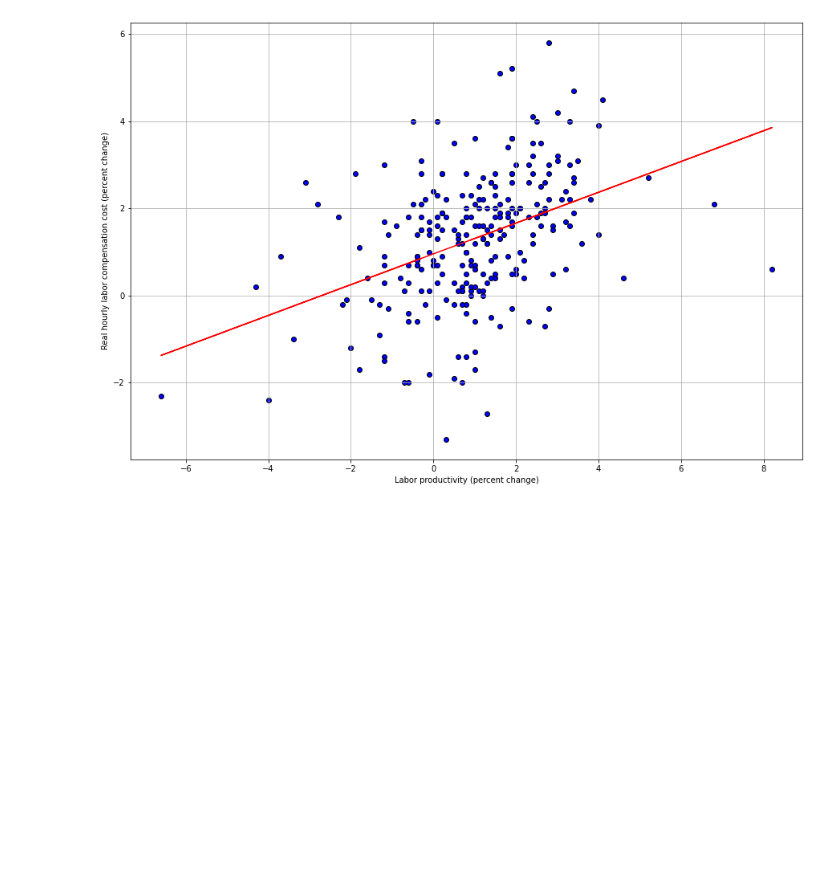
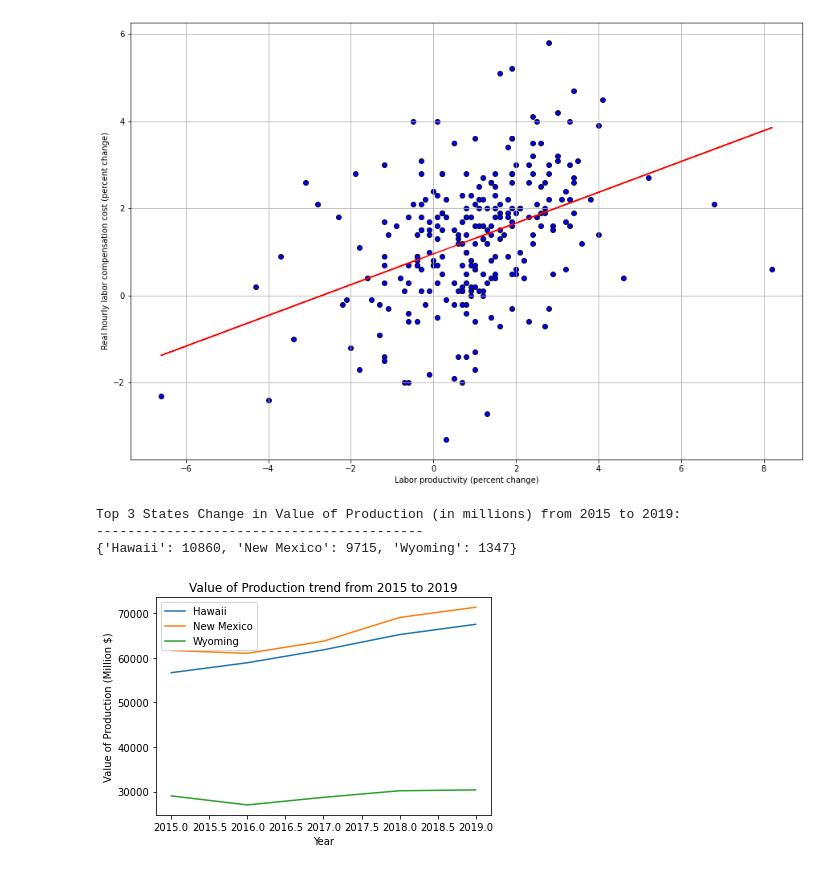
Before and after one commit to Blashford/Next-Factory-ACME, a Jupyter notebook: starter_notebook.ipynb, the cells around one changed output. Drawn from its saved outputs; the diff is of its cells as text; code cells hidden in the pictures; blank space fills up the shorter version.

Commit message:
Added Value Analysis

```diff
--- a/starter_notebook.ipynb
+++ b/starter_notebook.ipynb
@@ -168,3 +168,32 @@ print(f"The correlation between both factors is {round(correlation[0],2)}")
 # %% [output]
 The correlation between both factors is 0.41
 [figure]
+# %%
+Hawaii_Production_Value = labor_df.loc[labor_df["State"] == "Hawaii", ["Year", "Value of production (million $)"]]
+New_Mexico_Production_Value = labor_df.loc[labor_df["State"] == "New Mexico", ["Year", "Value of production (million $)"]]
+Wyoming_Production_Value = labor_df.loc[labor_df["State"] == "Wyoming", ["Year", "Value of production (million $)"]]
+# %%
+x1=Hawaii_Production_Value["Year"]
+y1=Hawaii_Production_Value["Value of production (million $)"]
+plt.plot(x1, y1, label = "Hawaii")
+x2=New_Mexico_Production_Value["Year"]
+y2=New_Mexico_Production_Value["Value of production (million $)"]
+plt.plot(x2, y2, label = "New Mexico")
+x3=Wyoming_Production_Value["Year"]
+y3=Wyoming_Production_Value["Value of production (million $)"]
+plt.plot(x3, y3, label = "Wyoming")
+plt.xlabel('Year')
+plt.ylabel('Value of Production (Million $)')
+plt.title('Value of Production trend from 2015 to 2019')
+plt.legend()
+value_changes = {"Hawaii" : round((Hawaii_Production_Value.iloc[4, 1]) - (Hawaii_Production_Value.iloc[0, 1])) ,
+"New Mexico" : round((New_Mexico_Production_Value.iloc[4, 1]) - (New_Mexico_Production_Value.iloc[0, 1])) ,
+"Wyoming" : round((Wyoming_Production_Value.iloc[4, 1]) - (Wyoming_Production_Value.iloc[0, 1]))}
+print(f'Top 3 States Change in Value of Production (in millions) from 2015 to 2019:')
+print(f'------------------------------------------')
+print(f'{value_changes}')
+# %% [output]
+Top 3 States Change in Value of Production (in millions) from 2015 to 2019:
+------------------------------------------
+{'Hawaii': 10860, 'New Mexico': 9715, 'Wyoming': 1347}
+[figure, added]
```
Also changed, not shown: parts of 1 cell of this notebook, 1 other file.
